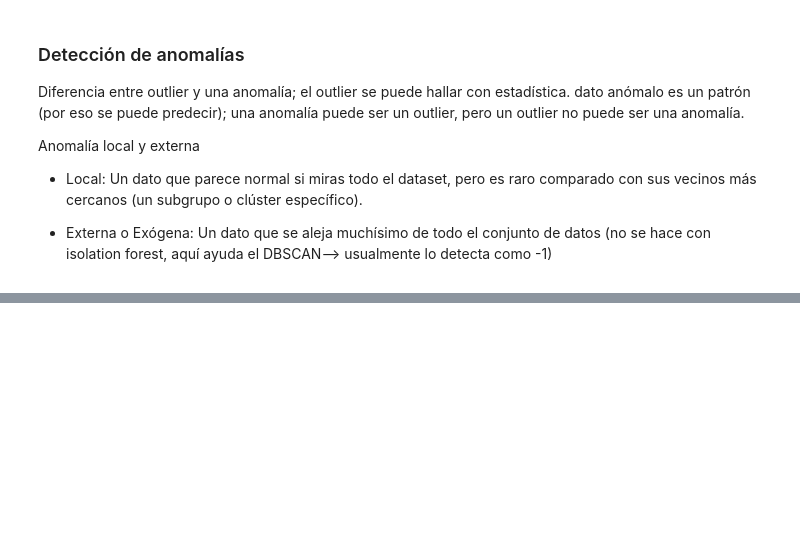
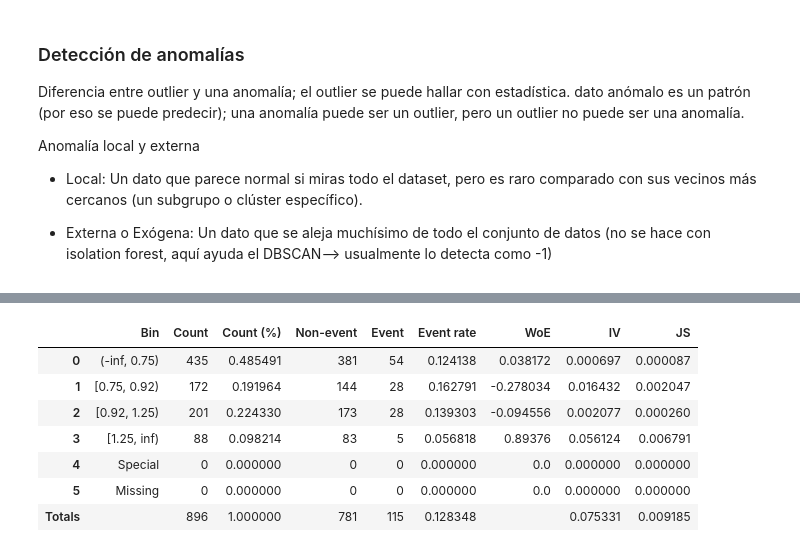
Before and after one commit to Albert-ca/exp_proyecto_prueba, a Jupyter notebook: notebooks/02 EDA.ipynb, the cells around one changed output, grey strips where cells are left out. Cells and saved outputs as stored; diff of their text form; code cells hidden in the pictures; blank space fills up the shorter version.

```diff
--- a/notebooks/02 EDA.ipynb
+++ b/notebooks/02 EDA.ipynb
@@ -335,0 +672,13 @@ Anomalía local y externa
+# %%
+binning_table = optb.binning_table
+tabla = binning_table.build()
+display(tabla)
+# %% [output]
+|  | Bin | Count | Count (%) | Non-event | Event | Event rate | WoE | IV | JS |
+| 0 | (-inf, 0.75) | 435 | 0.485491 | 381 | 54 | 0.124138 | 0.038172 | 0.000697 | 0.000087 |
+| 1 | [0.75, 0.92) | 172 | 0.191964 | 144 | 28 | 0.162791 | -0.278034 | 0.016432 | 0.002047 |
+| 2 | [0.92, 1.25) | 201 | 0.224330 | 173 | 28 | 0.139303 | -0.094556 | 0.002077 | 0.000260 |
+| 3 | [1.25, inf) | 88 | 0.098214 | 83 | 5 | 0.056818 | 0.89376 | 0.056124 | 0.006791 |
+| 4 | Special | 0 | 0.000000 | 0 | 0 | 0.000000 | 0.0 | 0.000000 | 0.000000 |
+| 5 | Missing | 0 | 0.000000 | 0 | 0 | 0.000000 | 0.0 | 0.000000 | 0.000000 |
+| Totals |  | 896 | 1.000000 | 781 | 115 | 0.128348 |  | 0.075331 | 0.009185 |
```
Also changed, not shown: parts of 58 cells of this notebook, 6 other files.
